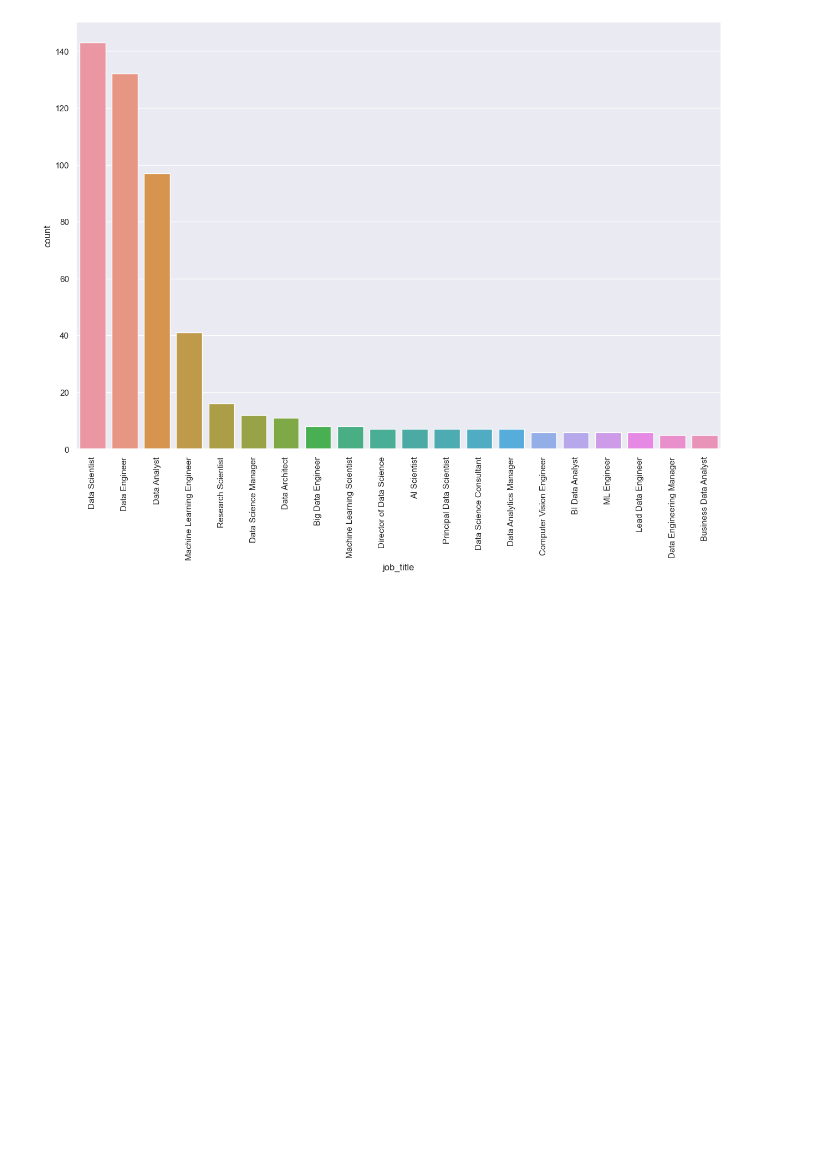
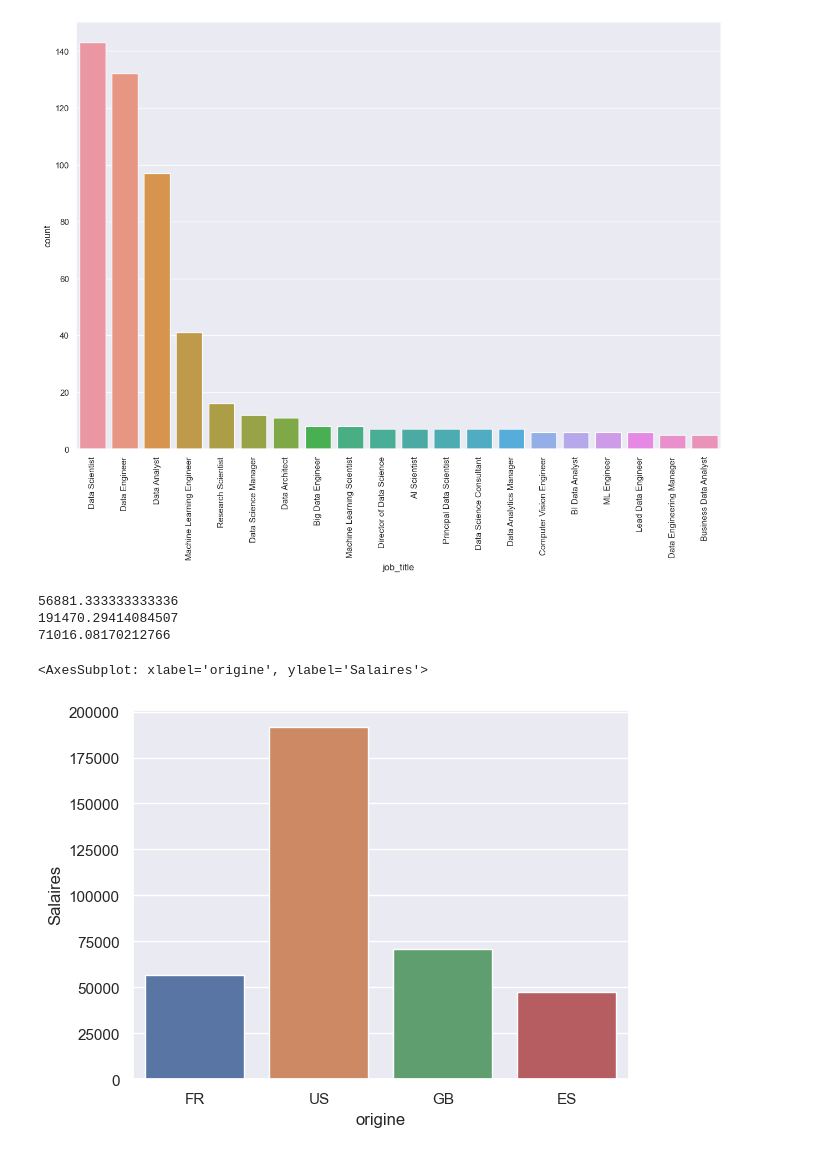
Before and after one commit to devFendrix/mini_exo_python, a Jupyter notebook: mini_projet.ipynb, the cells around one changed output. Drawn from its saved outputs; the diff is of its cells as text; code cells hidden in the pictures; blank space fills up the shorter version.

```diff
--- a/mini_projet.ipynb
+++ b/mini_projet.ipynb
@@ -126,3 +126,27 @@ mpl.xticks(rotation=90)
   Text(18, 0, 'Data Engineering Manager'),
   Text(19, 0, 'Business Data Analyst')])
 [figure]
+# %%
+countFR = len(salaries.query('company_location == "FR"'))
+moyenneFR = salariesFR['salary'].sum() / countFR
+
+countUS = len(salaries.query('company_location == "US"'))
+moyenneUS = salaries.query('company_location == "US"')['salary'].sum() / countUS
+
+countGB = len(salaries.query('company_location == "GB"'))
+moyenneGB = salaries.query('company_location == "GB"')['salary'].sum() / countGB
+
+countES = len(salaries.query('company_location == "ES"'))
+moyenneES = salaries.query('company_location == "ES"')['salary'].sum() / countES
+
+print(moyenneFR)
+print(moyenneUS * 1.02)
+print(moyenneGB * 1.14)
+seg = pd.DataFrame(data={"origine": ["FR", "US", "GB", "ES"], "Salaires": [moyenneFR, moyenneUS * 1.02, moyenneGB * 1.14, moyenneES]})
+sb.barplot(data=seg, x="origine", y="Salaires")
+# %% [output]
+56881.333333333336
+191470.29414084507
+71016.08170212766
+<AxesSubplot: xlabel='origine', ylabel='Salaires'>
+[figure, added]
```
Also changed, not shown: parts of 1 cell of this notebook.
